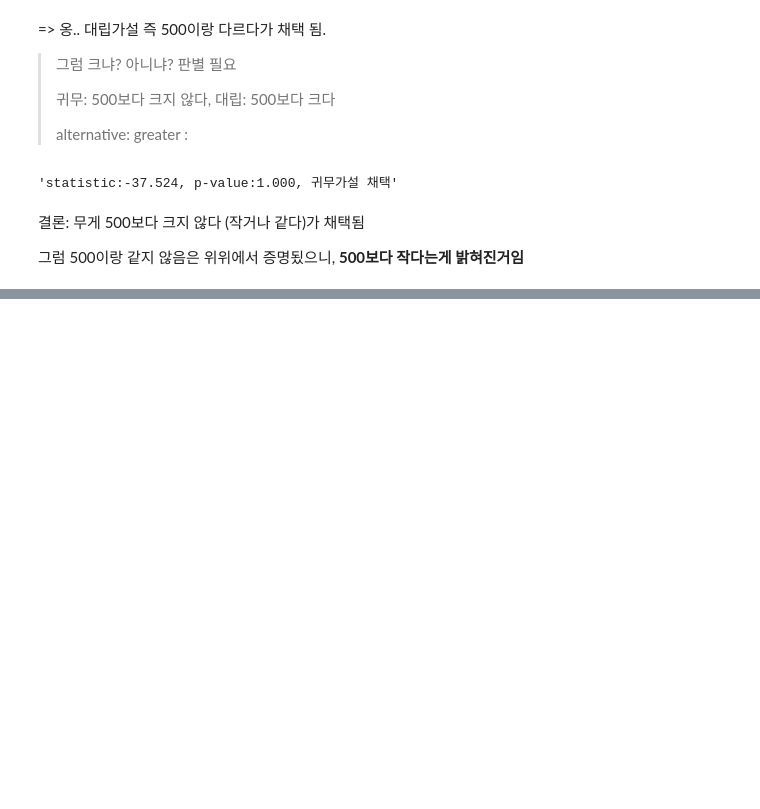
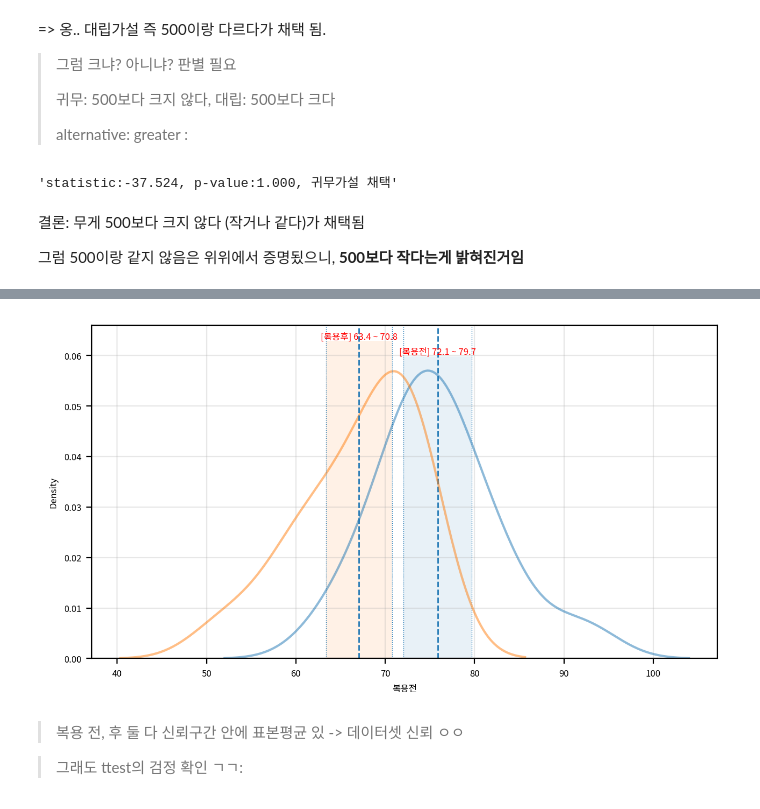
Before and after one commit to mvnvouno/python-study, a Jupyter notebook: Data Analysis Basic/10-추론통계/연습문제.ipynb, the cells around one changed output, grey strips where cells are left out. Saved outputs shown, nothing was run; the diff lists cells and outputs as text; code cells hidden in the pictures; blank space fills up the shorter version.

```diff
--- a/Data Analysis Basic/10-추론통계/연습문제.ipynb
+++ b/Data Analysis Basic/10-추론통계/연습문제.ipynb
@@ -131,0 +307,12 @@ s, p = ttest_1samp(origin['무게'], 500, alternative='greater')
+# %%
+origin = load_data('blood_pressure')
+
+print("\n===== 데이터 크기 확인 =====")
+print(f"데이터셋 크기: {origin.shape}")
+print(f"열 갯수: {origin.shape[1]}")
+print(f"행 갯수: {origin.shape[0]}")
+
+print("\n===== 타입 확인 =====")
+print(origin.info())
+
+origin.head()
@@ -131,0 +346,57 @@ s, p = ttest_1samp(origin['무게'], 500, alternative='greater')
+# %%
+data = origin[['복용전', '복용후']]  # 확인할 데이터 (컬럼단위)
+
+# 1) 그래프 초기화 (초기설정, 캔버스(fig)랑 도화지(ax) 준비하기)
+width_px = 1280             # 그래프 가로 크기
+height_px = 720             # 그래프 세로 크기
+rows = 1                    # 그래프 행 수
+cols = 1                    # 그래프 열 수
+figsize = (width_px / my_dpi, height_px / my_dpi)
+fig, ax = plt.subplots(rows, cols, figsize = figsize, dpi = my_dpi)
+
+for c in data.columns:
+    # 2) KDE plot 그리기:
+    sb.kdeplot(data=data, x=c, fill=False, alpha=0.5)
+
+    # 2-1) 신뢰구간용 기본변수:
+    max = data[c].max()                        # 최대값
+    dof = len(data[c]) - 1                     # 자유도
+    clevel = 0.95                           # 신뢰수준
+    sp_mean = data[c].mean()                   # 표본평균
+    sp_std = data[c].std() # default: ddof=1   # 표본표준편차
+    sp_std_error = sp_std / sqrt(len(data[c])) # 표본표준오차
+
+    # 2-2) 신뢰구간 x값:
+    cmin, cmax = t.interval(clevel, dof, loc = sp_mean, scale = sp_std_error)
+
+    ax.axvline(cmin, linestyle=":", linewidth=0.5) # cmin 경계선
+    ax.axvline(cmax, linestyle=":", linewidth=0.5) # cmax 경계선
+
+    # 2-3) 신뢰구간 y값:
+    ymin, ymax = ax.get_ylim()
+    ax.fill_between([cmin, cmax], 0, ymax, alpha=0.1)
+
+    # 2-4) 평균선 표시:
+    ax.axvline(sp_mean, linestyle="--", linewidth=1)
+
+    # 2-5) 텍스트 그리기 (statAnnotator 기능):
+    ax.text(x = cmin + (cmax-cmin)/2,
+            y=ymax,
+            s="[%s] %0.1f ~ %0.1f" % (c, cmin, cmax),
+            horizontalalignment = "center",
+            verticalalignment = "bottom",
+            fontdict = {"size": 6, "color": "red"})
+
+# 3) 그래프 꾸미기:
+ax.grid(True, alpha=0.3)     # 배경, 격자 표시/숨김
+
+# 4) 출력
+plt.tight_layout()           # 여백 제거
+plt.show()                   # 그래프 화면 출력
+plt.close()                  # 그래프 작업 종료
+# %% [output]
+[figure, added]
+# %% [markdown]
+> 복용 전, 후 둘 다 신뢰구간 안에 표본평균 있 -> 데이터셋 신뢰 ㅇㅇ
+
+> 그래도 ttest의 검정 확인 ㄱㄱ:
```
Also changed, not shown: parts of 39 cells of this notebook, 6 other files.
